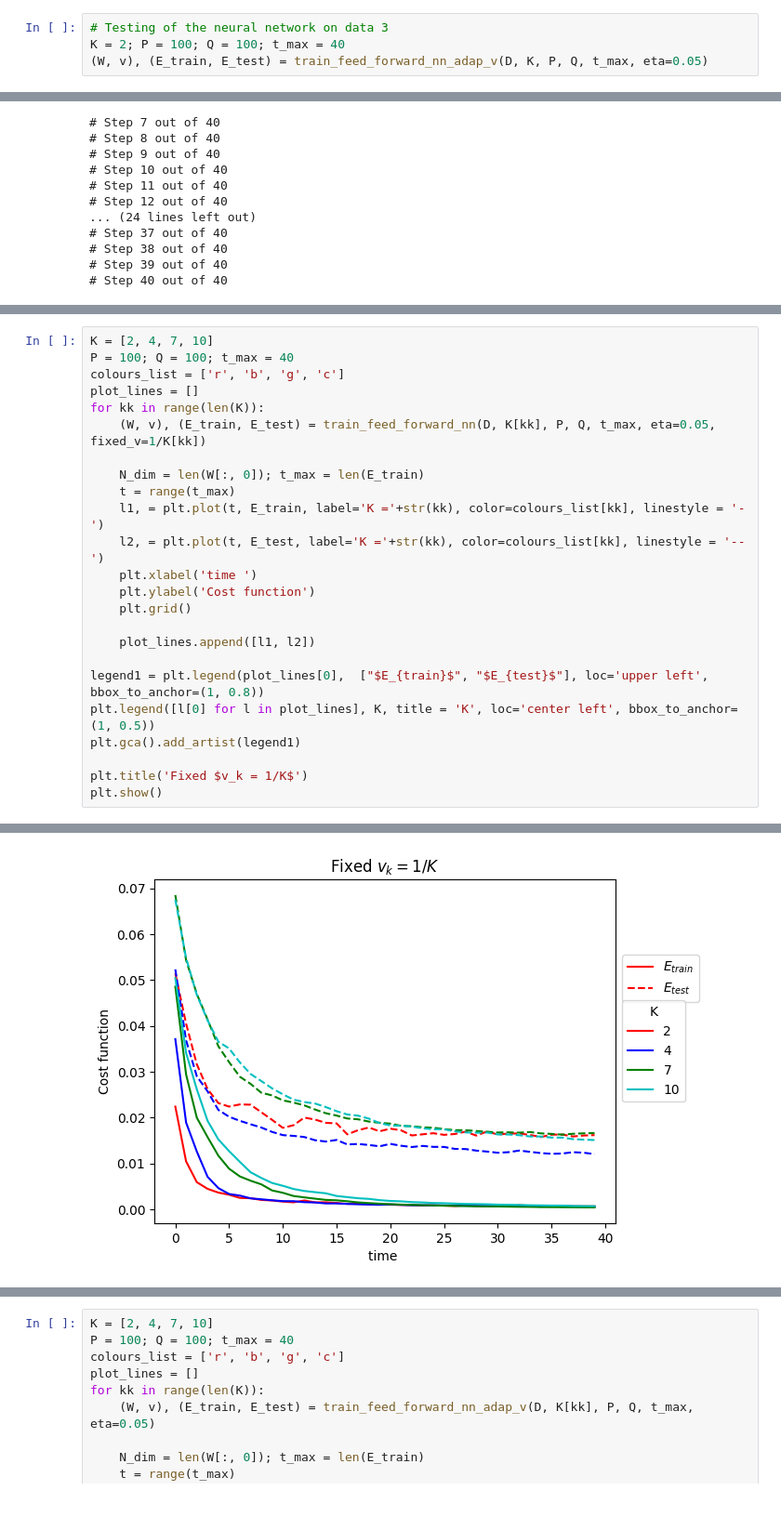
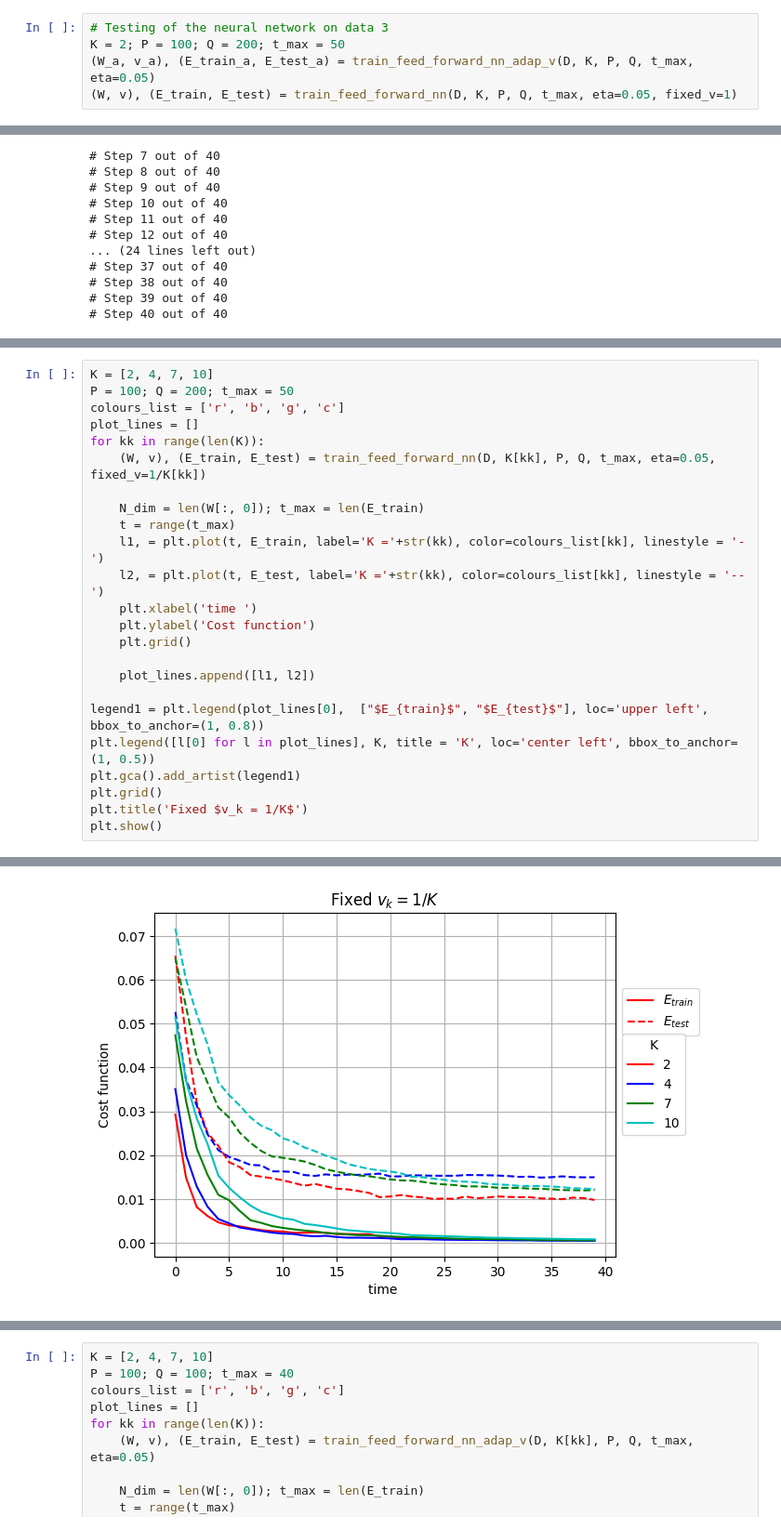
Before and after one commit to alsanron/NN-A3-Learning_by_gradient_descent, a Jupyter notebook: bonus_points_3-4.ipynb, the cells around one changed output, grey strips where cells are left out. Shown at 93% size. Cells and saved outputs as stored; diff of their text form.

```diff
--- a/bonus_points_3-4.ipynb
+++ b/bonus_points_3-4.ipynb
@@ -222,7 +224,8 @@ def train_feed_forward_nn_adap_v(Dataset, K, P, Q, t_max, eta=0.05):
 # %%
 # Testing of the neural network on data 3
-K = 2; P = 100; Q = 100; t_max = 40
-(W, v), (E_train, E_test) = train_feed_forward_nn_adap_v(D, K, P, Q, t_max, eta=0.05)
+K = 2; P = 100; Q = 200; t_max = 50
+(W_a, v_a), (E_train_a, E_test_a) = train_feed_forward_nn_adap_v(D, K, P, Q, t_max, eta=0.05)
+(W, v), (E_train, E_test) = train_feed_forward_nn(D, K, P, Q, t_max, eta=0.05, fixed_v=1)
 # %% [output]
 # Step 1 out of 40
 # Step 2 out of 40
@@ -253,6 +303,6 @@ plot_weights(W, title='2 hidden units. Adaptative $v_k$')
 # %%
 K = [2, 4, 7, 10]
-P = 100; Q = 100; t_max = 40
+P = 100; Q = 200; t_max = 50
 colours_list = ['r', 'b', 'g', 'c']
 plot_lines = []
 for kk in range(len(K)):
@@ -264,33 +314,33 @@ for kk in range(len(K)):
     l2, = plt.plot(t, E_test, label='K ='+str(kk), color=colours_list[kk], linestyle = '--')
     plt.xlabel('time ')
     plt.ylabel('Cost function')
     plt.grid()
 
     plot_lines.append([l1, l2])
 
 legend1 = plt.legend(plot_lines[0],  ["$E_{train}$", "$E_{test}$"], loc='upper left', bbox_to_anchor=(1, 0.8))
 plt.legend([l[0] for l in plot_lines], K, title = 'K', loc='center left', bbox_to_anchor=(1, 0.5))
 plt.gca().add_artist(legend1)
-
+plt.grid()
 plt.title('Fixed $v_k = 1/K$')
 plt.show()
 # %% [output]
 # Step 1 out of 40
 # Step 2 out of 40
 # Step 3 out of 40
 # Step 4 out of 40
 # Step 5 out of 40
 # Step 6 out of 40
 # Step 7 out of 40
 # Step 8 out of 40
 # Step 9 out of 40
 # Step 10 out of 40
 # Step 11 out of 40
 # Step 12 out of 40
 ... (144 lines left out)
 # Step 37 out of 40
 # Step 38 out of 40
 # Step 39 out of 40
 # Step 40 out of 40
-[figure, old version]
+[figure, new version]
 # %% [markdown]
```
Also changed, not shown: parts of 10 cells of this notebook, 15 other files.
